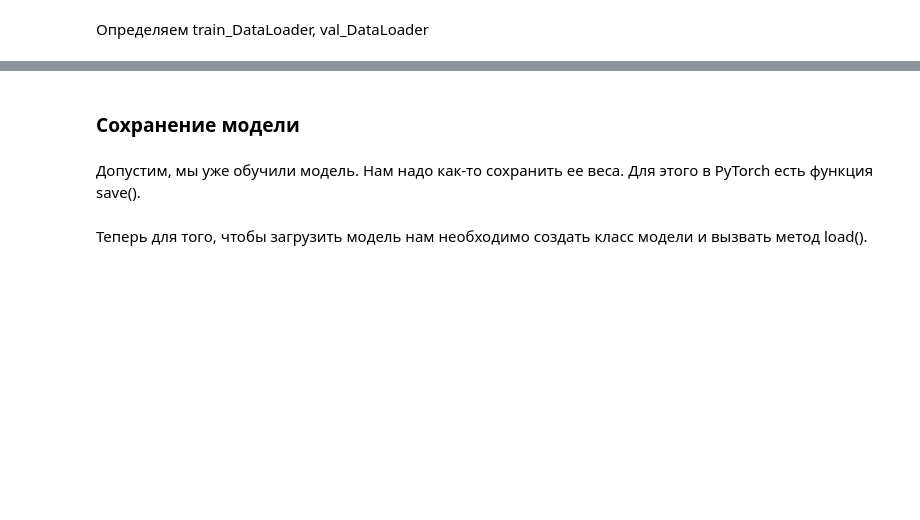
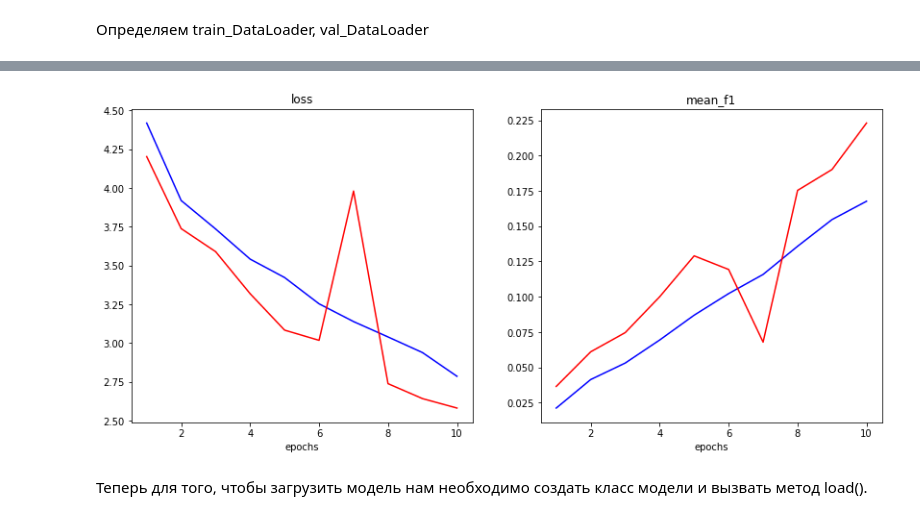
Before and after one commit to delhian/cv_course, a Jupyter notebook: Home Tasks/flower_classification.ipynb, the cells around one changed output, grey strips where cells are left out. Saved outputs shown, nothing was run; the diff lists cells and outputs as text; code cells hidden in the pictures; blank space fills up the shorter version.

```diff
--- a/Home Tasks/flower_classification.ipynb
+++ b/Home Tasks/flower_classification.ipynb
@@ -159,5 +182,3 @@ net = net.to(device)
 # %%
-learning_rate = 1e-2
-batch_size = 64
 criterion = nn.CrossEntropyLoss()
-optimizer = torch.optim.SGD(net.parameters(), lr=learning_rate)
+optimizer = torch.optim.Adam(net.parameters(), lr=1e-2)
@@ -244,10 +185,7 @@ def resnet34(pretrained: bool = False, progress: bool = True, **kwargs: Any) ->
-# %%
-net = models.resnet34(pretrained=True)
-for parameter in net.parameters():
-    parameter.requres_grad = False
-net.fc = torch.nn.Linear(512, len(filelist['label'].unique()))
-net = net.to(device)
-# %%
-optimizer = torch.optim.SGD(net.parameters(), lr=1e-3, weight_decay=1e-4)
-
-loss_train, top1_train, loss_valid, top1_valid = train_model(net, optimizer, train_dataset, val_dataset, 30)
+# %%
+loss_train, f1_train, loss_valid, f1_valid = train_model(net = net,
+                                                             optimizer = optimizer,
+                                                             criterion = criterion,
+                                                             train_dataloader = train_dataloader,
+                                                             val_dataloader = val_dataloader,
+                                                             num_epochs = 10)
@@ -254,16 +210,18 @@ loss_train, top1_train, loss_valid, top1_valid = train_model(net, optimizer, tra
 # %%
 plt.figure(figsize=(14, 6))
 
 plt.subplot(121)
 plt.plot(range(1, len(loss_train) + 1), loss_train, color="b")
 plt.plot(range(1, len(loss_train) + 1), loss_valid, color="r")
-plt.xlabel("Номер эпохи")
-plt.title("Функция потери")
+plt.xlabel("epochs")
+plt.title("loss")
 
 plt.subplot(122)
-plt.plot(range(1, len(loss_train) + 1), top1_train, color="b")
-plt.plot(range(1, len(loss_train) + 1), top1_valid, color="r")
-plt.xlabel("Номер эпохи")
-plt.title("Точность")
+plt.plot(range(1, len(loss_train) + 1), f1_train, color="b")
+plt.plot(range(1, len(loss_train) + 1), f1_valid, color="r")
+plt.xlabel("epochs")
+plt.title("mean_f1")
 
 plt.show()
+# %% [output]
+[figure, added]
@@ -284,4 +227,0 @@ loss_train, top1_train, loss_valid, top1_valid = train_model(net, optimizer, tra
-# %% [markdown]
-### Сохранение модели
-# %% [markdown]
-Допустим, мы уже обучили модель. Нам надо как-то сохранить ее веса. Для этого в PyTorch есть функция save().
```
Also changed, not shown: parts of 33 cells of this notebook.
